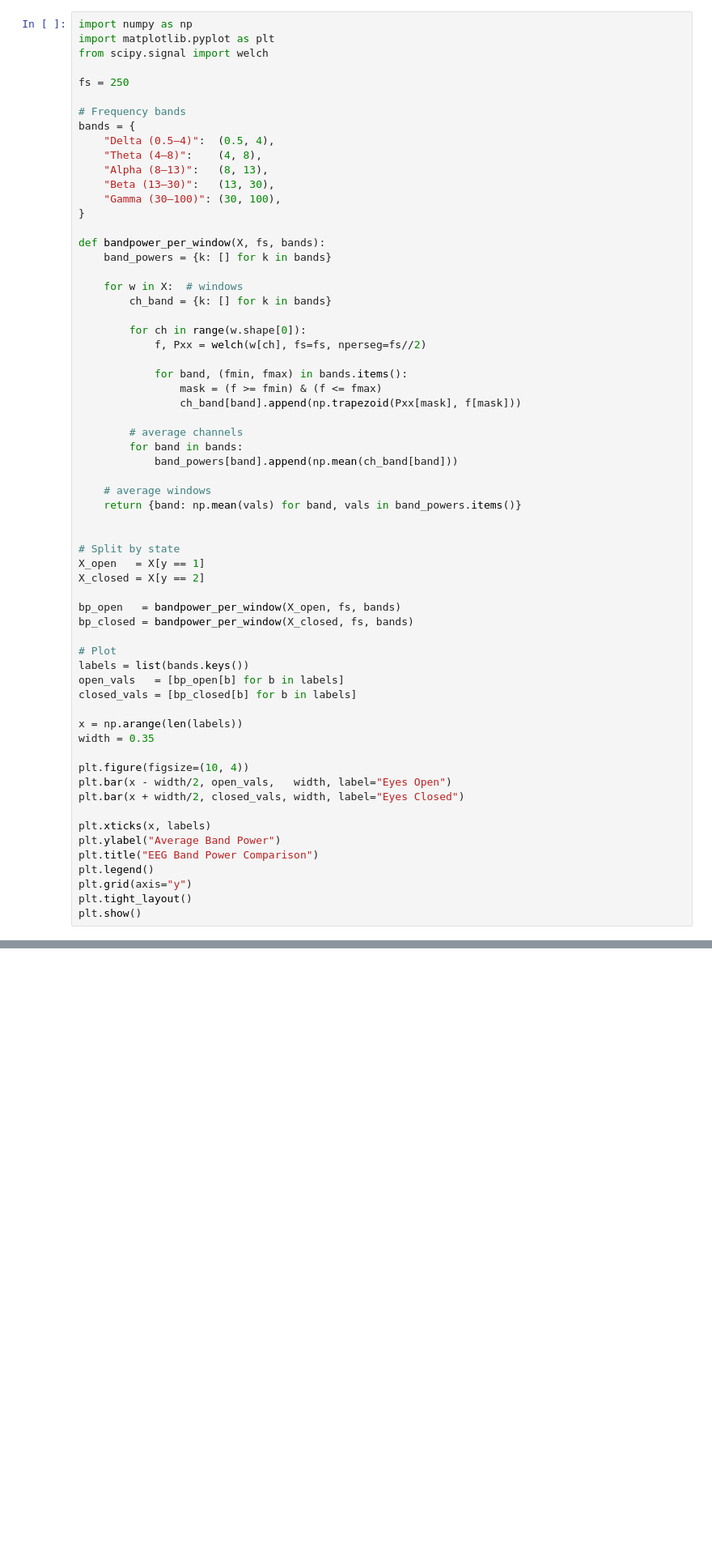
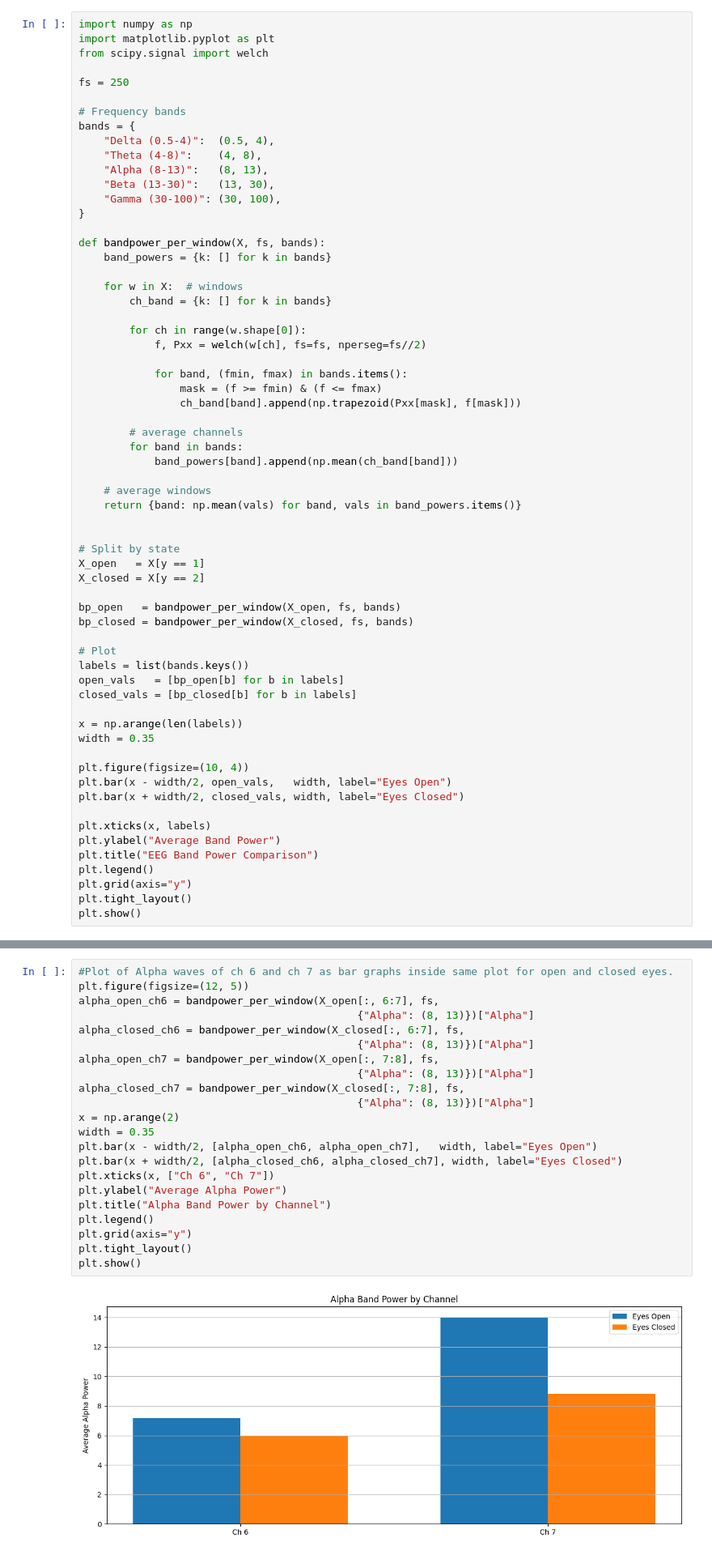
Before and after one commit to Jackhammer9/BrainDance-Core, a Jupyter notebook: Eye Classifier/EyeAnalysis.ipynb, the cells around one changed output, grey strips where cells are left out. Shown at 81% size. Cells and saved outputs as stored; diff of their text form; blank space fills up the shorter version.

```diff
--- a/Eye Classifier/EyeAnalysis.ipynb
+++ b/Eye Classifier/EyeAnalysis.ipynb
@@ -106,11 +106,11 @@ fs = 250
 
 # Frequency bands
 bands = {
-    "Delta (0.5–4)":  (0.5, 4),
-    "Theta (4–8)":    (4, 8),
-    "Alpha (8–13)":   (8, 13),
-    "Beta (13–30)":   (13, 30),
-    "Gamma (30–100)": (30, 100),
+    "Delta (0.5-4)":  (0.5, 4),
+    "Theta (4-8)":    (4, 8),
+    "Alpha (8-13)":   (8, 13),
+    "Beta (13-30)":   (13, 30),
+    "Gamma (30-100)": (30, 100),
 }
 
 def bandpower_per_window(X, fs, bands):
@@ -182,6 +182,30 @@ plt.tight_layout()
 plt.show()
 # %% [output]
 [figure]
+# %%
+#Plot of Alpha waves of ch 6 and ch 7 as bar graphs inside same plot for open and closed eyes.
+plt.figure(figsize=(12, 5))
+alpha_open_ch6 = bandpower_per_window(X_open[:, 6:7], fs,
+                                            {"Alpha": (8, 13)})["Alpha"]
+alpha_closed_ch6 = bandpower_per_window(X_closed[:, 6:7], fs,
+                                            {"Alpha": (8, 13)})["Alpha"]
+alpha_open_ch7 = bandpower_per_window(X_open[:, 7:8], fs,
+                                            {"Alpha": (8, 13)})["Alpha"]
+alpha_closed_ch7 = bandpower_per_window(X_closed[:, 7:8], fs,
+                                            {"Alpha": (8, 13)})["Alpha"]
+x = np.arange(2)
+width = 0.35
+plt.bar(x - width/2, [alpha_open_ch6, alpha_open_ch7],   width, label="Eyes Open")
+plt.bar(x + width/2, [alpha_closed_ch6, alpha_closed_ch7], width, label="Eyes Closed")
+plt.xticks(x, ["Ch 6", "Ch 7"])
+plt.ylabel("Average Alpha Power")
+plt.title("Alpha Band Power by Channel")
+plt.legend()
+plt.grid(axis="y")
+plt.tight_layout()
+plt.show()
+# %% [output]
+[figure, added]
 # %% [markdown]
 Feature Engineering
 # %%
```
Also changed, not shown: 17 other files.
